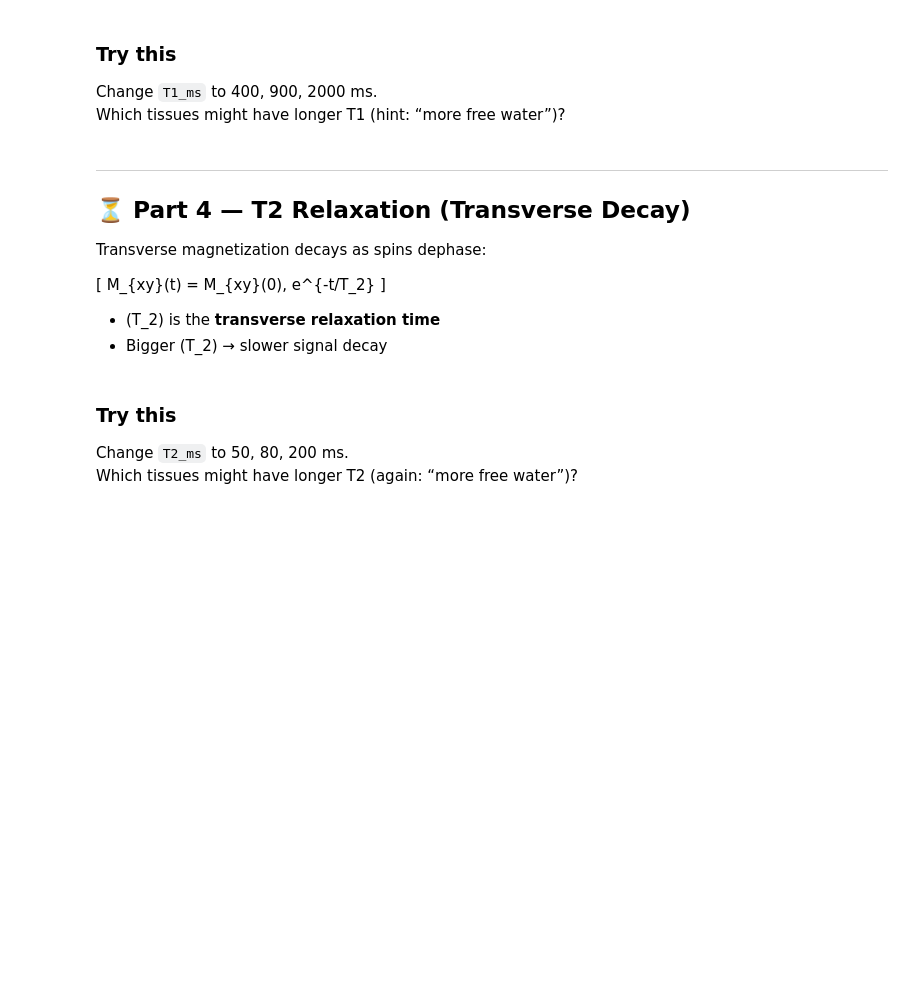
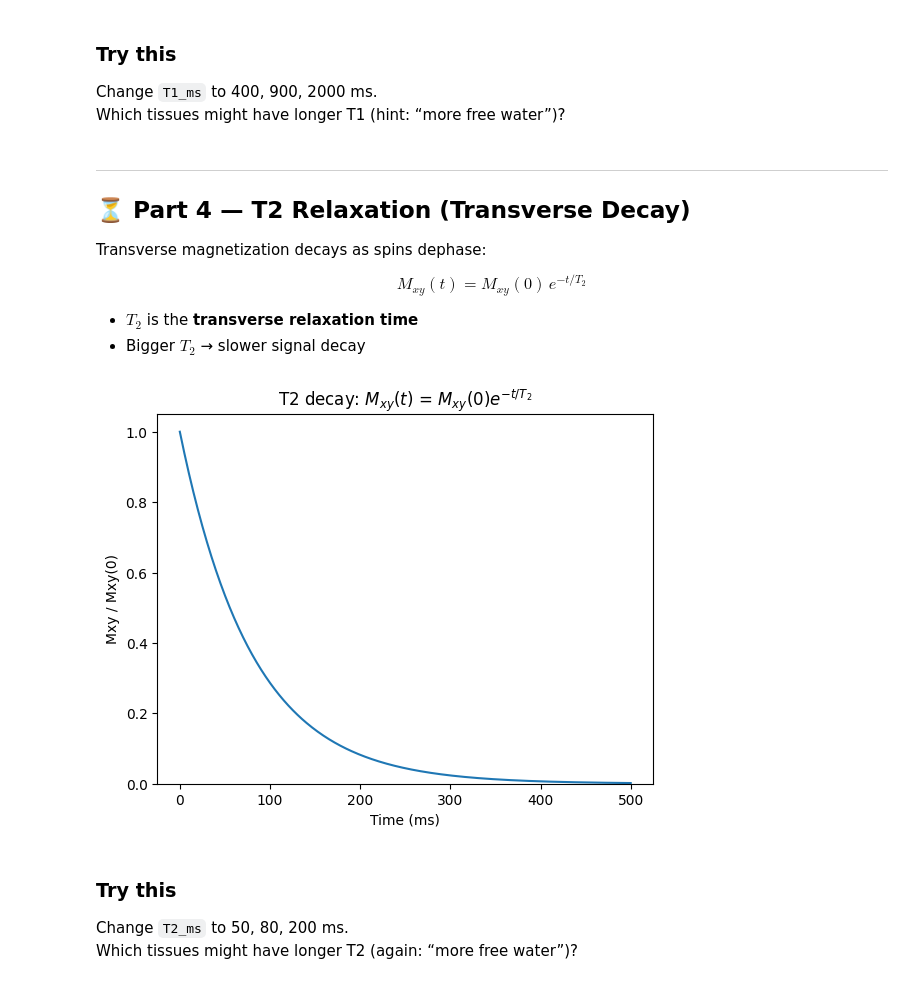
Before and after one commit to ResonanceImagingLab/MedBioPhysics_1stYear, a Jupyter notebook: Ch13_MRI.ipynb, the cells around one changed output. Drawn from its saved outputs; the diff is of its cells as text; code cells hidden in the pictures; blank space fills up the shorter version.

```diff
--- a/Ch13_MRI.ipynb
+++ b/Ch13_MRI.ipynb
@@ -180,26 +178,28 @@ Which tissues might have longer T1 (hint: “more free water”)?
 
 Transverse magnetization decays as spins dephase:
 
-\[
+$$
 M_{xy}(t) = M_{xy}(0)\, e^{-t/T_2}
-\]
+$$
 
-- \(T_2\) is the **transverse relaxation time**
-- Bigger \(T_2\) → slower signal decay
+- $T_2$ is the **transverse relaxation time**
+- Bigger $T_2$ → slower signal decay
 # %%
 # T2 decay curve
 Mxy0 = 1.0
 T2_ms = 80
 t_ms = np.linspace(0, 500, 400)
 
 Mxy = Mxy0 * np.exp(-t_ms/T2_ms)
 
 plt.plot(t_ms, Mxy)
 plt.xlabel("Time (ms)")
 plt.ylabel("Mxy / Mxy(0)")
-plt.title("T2 decay: Mxy(t) = Mxy(0) e^{-t/T2}")
+plt.title("T2 decay: $M_{xy}(t)$ = $M_{xy}(0) e^{-t/T_2}$")
 plt.ylim(0, 1.05)
 plt.show()
+# %% [output]
+[figure, added]
 # %% [markdown]
 ### Try this
 Change `T2_ms` to 50, 80, 200 ms.
```
Also changed, not shown: parts of 18 cells of this notebook, 2 other files.
